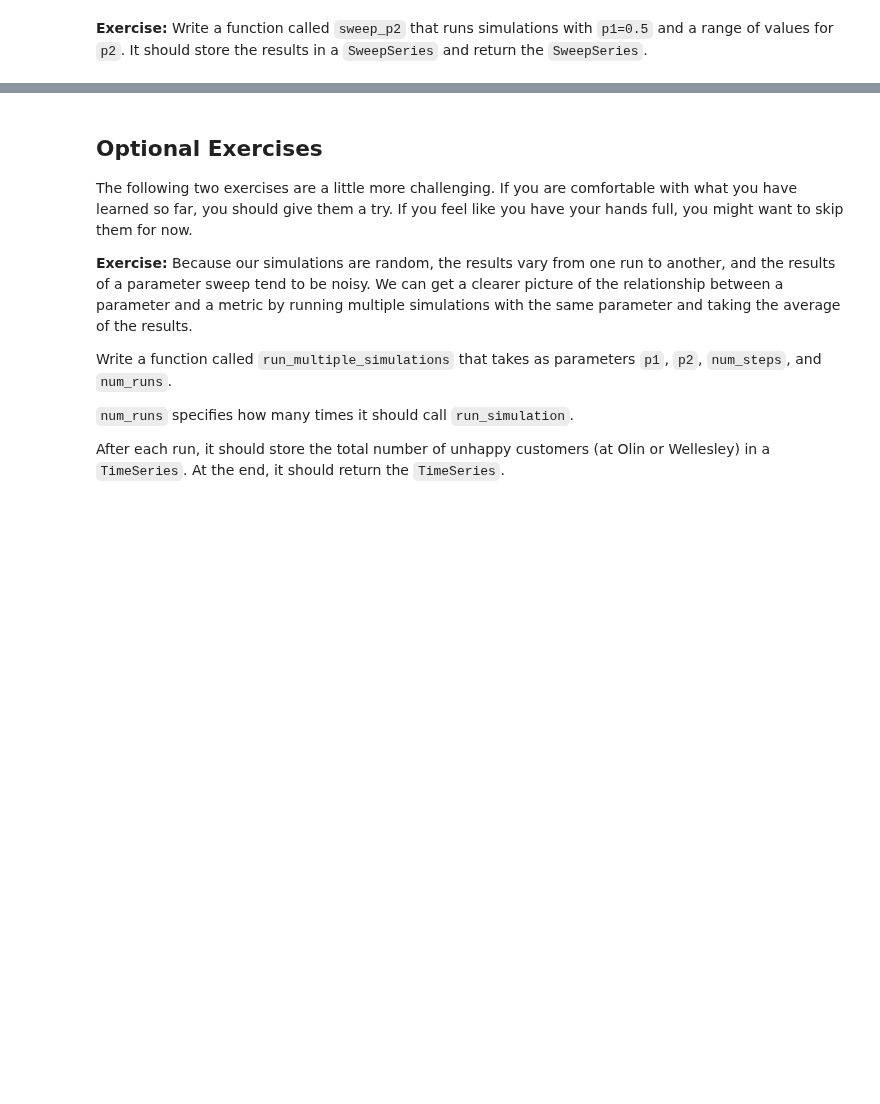
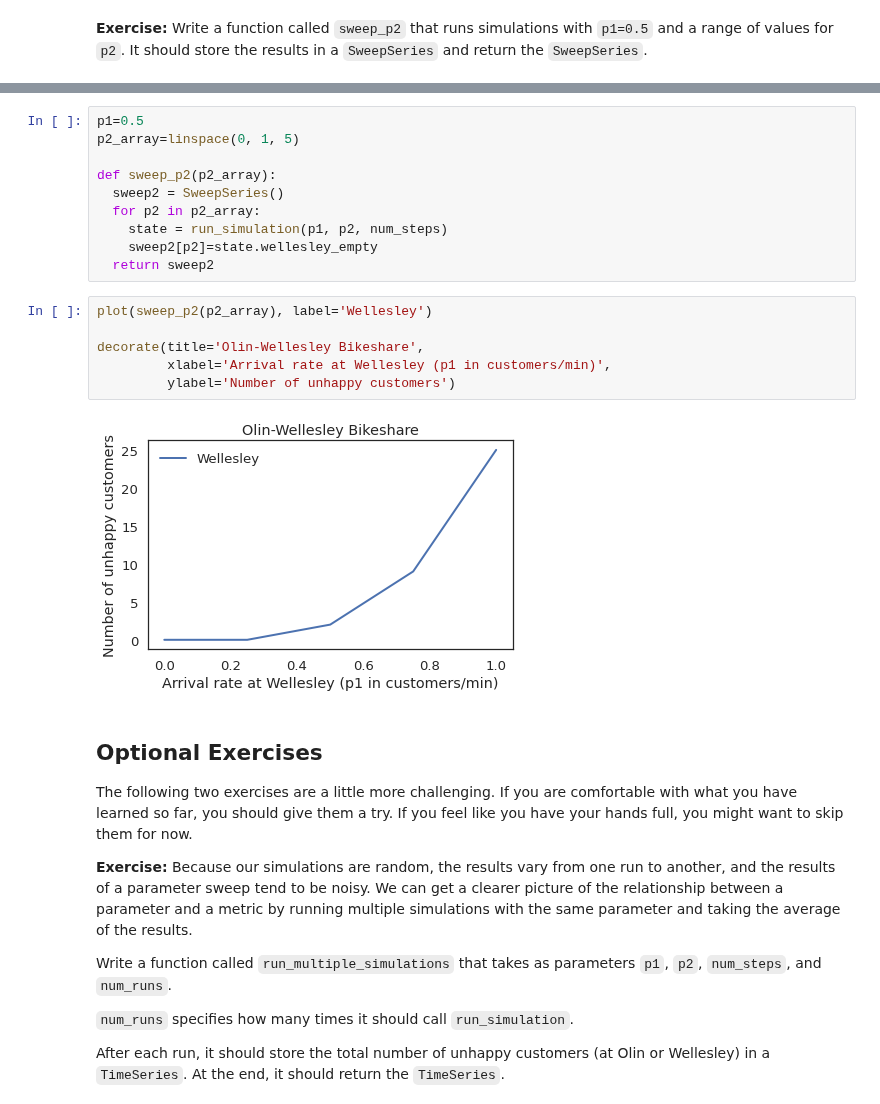
Before and after one commit to ferrysany/ModSimPy, a Jupyter notebook: colab/chap04.ipynb, the cells around one changed output, grey strips where cells are left out. Drawn from its saved outputs; the diff is of its cells as text; blank space fills up the shorter version.

```diff
--- a/colab/chap04.ipynb
+++ b/colab/chap04.ipynb
@@ -307,3 +315,21 @@ def sweep_p1(p1_array):
+# %%
+p1=0.5
+p2_array=linspace(0, 1, 5)
+
+def sweep_p2(p2_array):
+  sweep2 = SweepSeries()
+  for p2 in p2_array:
+    state = run_simulation(p1, p2, num_steps)
+    sweep2[p2]=state.wellesley_empty
+  return sweep2
+# %%
+plot(sweep_p2(p2_array), label='Wellesley')
+
+decorate(title='Olin-Wellesley Bikeshare',
+         xlabel='Arrival rate at Wellesley (p1 in customers/min)',
+         ylabel='Number of unhappy customers')
+# %% [output]
+[figure, added]
 # %% [markdown]
 ## Optional Exercises
 
```
Also changed, not shown: parts of 11 cells of this notebook.
